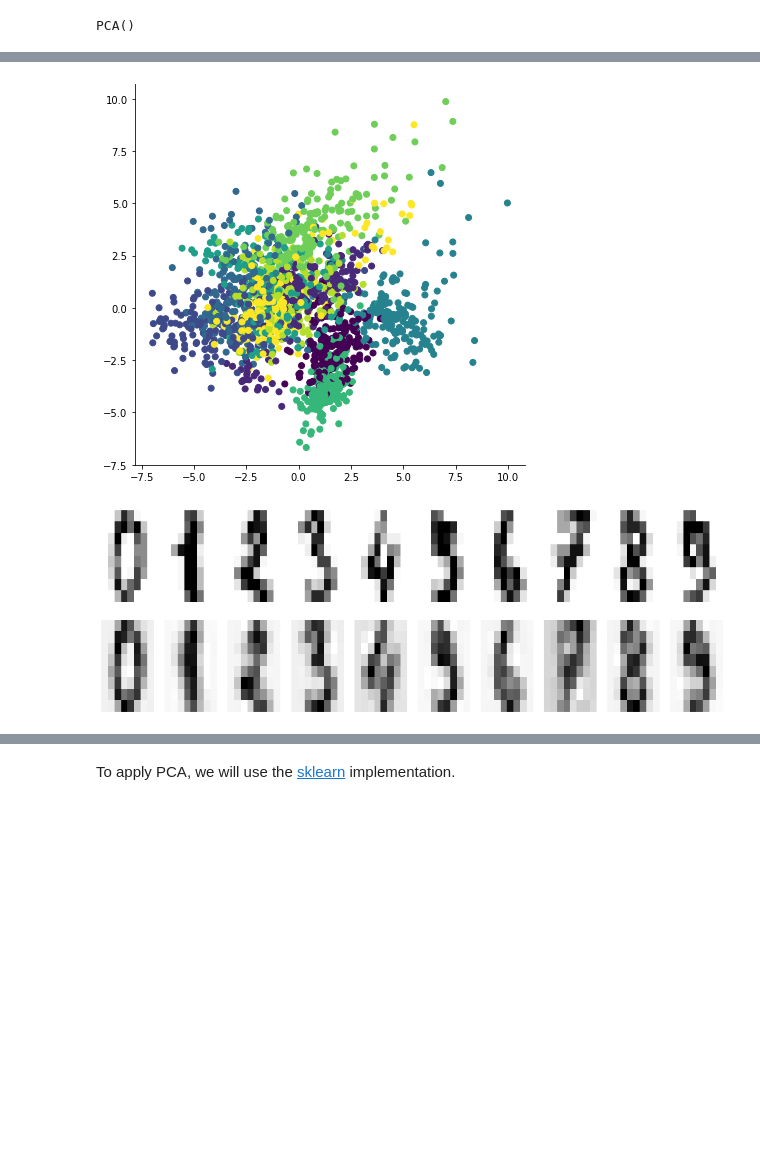
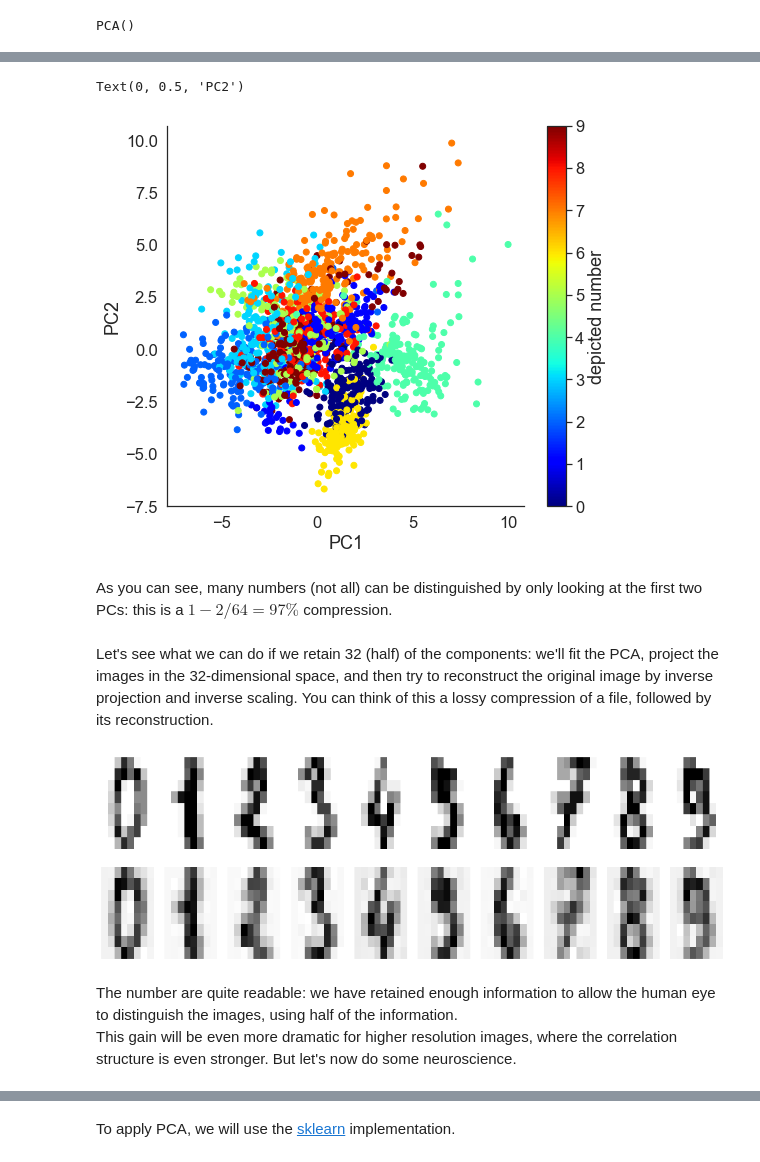
Before and after one commit to xamweil/population-methods, a Jupyter notebook: 01-dimensionality-reduction/dimensionality_reduction.ipynb, the cells around one changed output, grey strips where cells are left out. Saved outputs shown, nothing was run; the diff lists cells and outputs as text; code cells hidden in the pictures; blank space fills up the shorter version.

```diff
--- a/01-dimensionality-reduction/dimensionality_reduction.ipynb
+++ b/01-dimensionality-reduction/dimensionality_reduction.ipynb
@@ -109,13 +139,21 @@ for i,component in enumerate(pca.components_[:10]):
 # %%
 pca = PCA(n_components=2)
 X_2d = pca.fit_transform(X)
-plt.figure(figsize=(7,7))
+plt.figure(figsize=(8,7))
 plt.scatter(X_2d[:,0],X_2d[:,1],c=dataset.target)
-sns.despine()
+plt.colorbar(label='depicted number')
+plt.xlabel('PC1')
+plt.ylabel('PC2')
 # %% [output]
+Text(0, 0.5, 'PC2')
-[figure, old version]
+[figure, new version]
+# %% [markdown]
+As you can see, many numbers (not all) can be distinguished by only looking at the first two PCs: this is a $1-2/64 = 97\%$ compression.
+# %% [markdown]
+Let's see what we can do if we retain 32 (half) of the components: we'll fit the PCA, project the images in the 32-dimensional space, and then try to reconstruct the original image by inverse projection and inverse scaling.
+You can think of this a lossy compression of a file, followed by its reconstruction.
 # %%
-pca = PCA(n_components=20)
+pca = PCA(n_components=32)
 X_reduced = pca.fit_transform(X)
 X_reconstructed = pca.inverse_transform(X_reduced)
 
@@ -132,7 +170,11 @@ for i,(img,r_img) in enumerate(zip(images[:n_examples],reconstructed_images[:n_e
     plt.imshow(r_img.reshape(8,8),cmap=plt.cm.Greys,aspect='auto')
     plt.axis('off')
 # %% [output]
-[figure, old version]
+[figure, new version]
+# %% [markdown]
+The number are quite readable: we have retained enough information to allow the human eye to distinguish the images, using half of the information.
+This gain will be even more dramatic for higher resolution images, where the correlation structure is even stronger.
+But let's now do some neuroscience.
 # %% [markdown]
 ### Example: discovering collective modes of cortical activity
 ---
```
Also changed, not shown: parts of 14 cells of this notebook, 1 other file.
